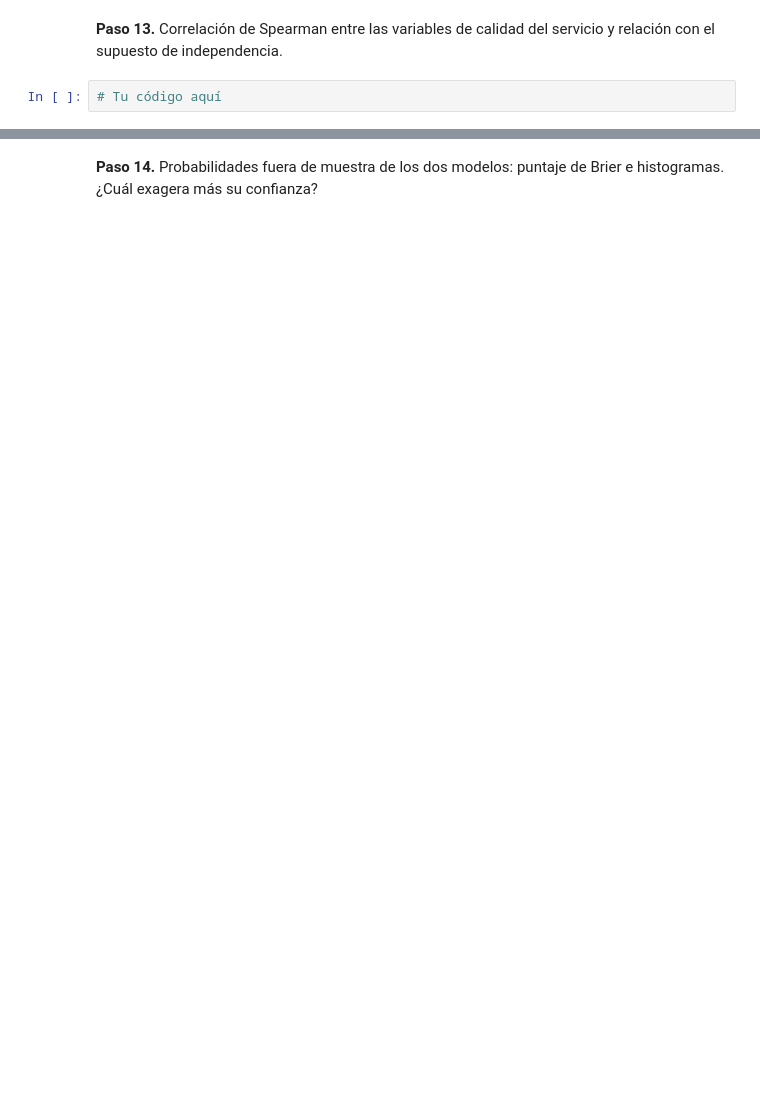
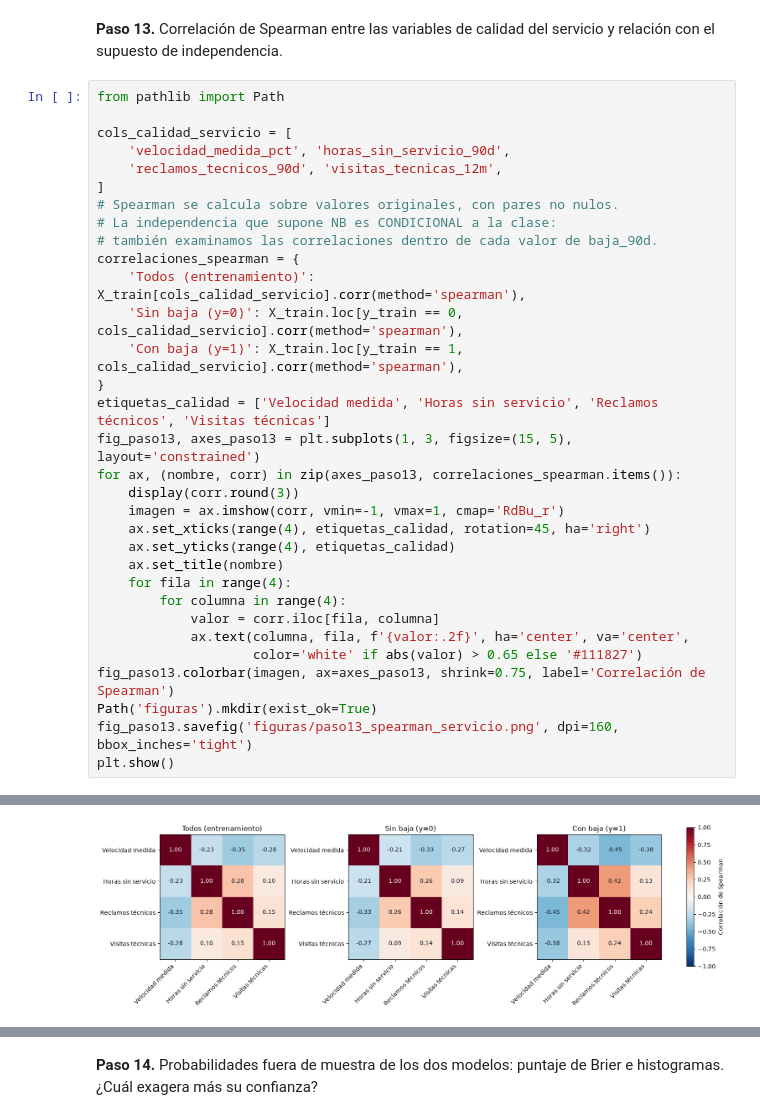
Before and after one commit to fedemaximovicz/actividad-datamining-supervisedlearning, a Jupyter notebook: caso2_nodo/caso2_nodo.ipynb, the cells around one changed output, grey strips where cells are left out. Cells and saved outputs as stored; diff of their text form; blank space fills up the shorter version.

```diff
--- a/caso2_nodo/caso2_nodo.ipynb
+++ b/caso2_nodo/caso2_nodo.ipynb
@@ -556,4 +881,35 @@ Factor tiempo            : 13.82x
 # %% [markdown]
 **Paso 13.** Correlación de Spearman entre las variables de calidad del servicio y relación con el supuesto de independencia.
 # %%
-# Tu código aquí
+from pathlib import Path
+
+cols_calidad_servicio = [
+    'velocidad_medida_pct', 'horas_sin_servicio_90d',
+    'reclamos_tecnicos_90d', 'visitas_tecnicas_12m',
+]
+# Spearman se calcula sobre valores originales, con pares no nulos.
+# La independencia que supone NB es CONDICIONAL a la clase:
+# también examinamos las correlaciones dentro de cada valor de baja_90d.
+correlaciones_spearman = {
+    'Todos (entrenamiento)': X_train[cols_calidad_servicio].corr(method='spearman'),
+    'Sin baja (y=0)': X_train.loc[y_train == 0, cols_calidad_servicio].corr(method='spearman'),
+    'Con baja (y=1)': X_train.loc[y_train == 1, cols_calidad_servicio].corr(method='spearman'),
+}
+etiquetas_calidad = ['Velocidad medida', 'Horas sin servicio', 'Reclamos técnicos', 'Visitas técnicas']
+fig_paso13, axes_paso13 = plt.subplots(1, 3, figsize=(15, 5), layout='constrained')
+for ax, (nombre, corr) in zip(axes_paso13, correlaciones_spearman.items()):
+    display(corr.round(3))
+    imagen = ax.imshow(corr, vmin=-1, vmax=1, cmap='RdBu_r')
+    ax.set_xticks(range(4), etiquetas_calidad, rotation=45, ha='right')
+    ax.set_yticks(range(4), etiquetas_calidad)
+    ax.set_title(nombre)
+    for fila in range(4):
+        for columna in range(4):
+            valor = corr.iloc[fila, columna]
+            ax.text(columna, fila, f'{valor:.2f}', ha='center', va='center',
+                    color='white' if abs(valor) > 0.65 else '#111827')
+fig_paso13.colorbar(imagen, ax=axes_paso13, shrink=0.75, label='Correlación de Spearman')
+Path('figuras').mkdir(exist_ok=True)
+fig_paso13.savefig('figuras/paso13_spearman_servicio.png', dpi=160, bbox_inches='tight')
+plt.show()
+# %% [output]
@@ -559,0 +931 @@ Factor tiempo            : 13.82x
+[figure, added]
```
Also changed, not shown: parts of 21 cells of this notebook, 1 other file.
